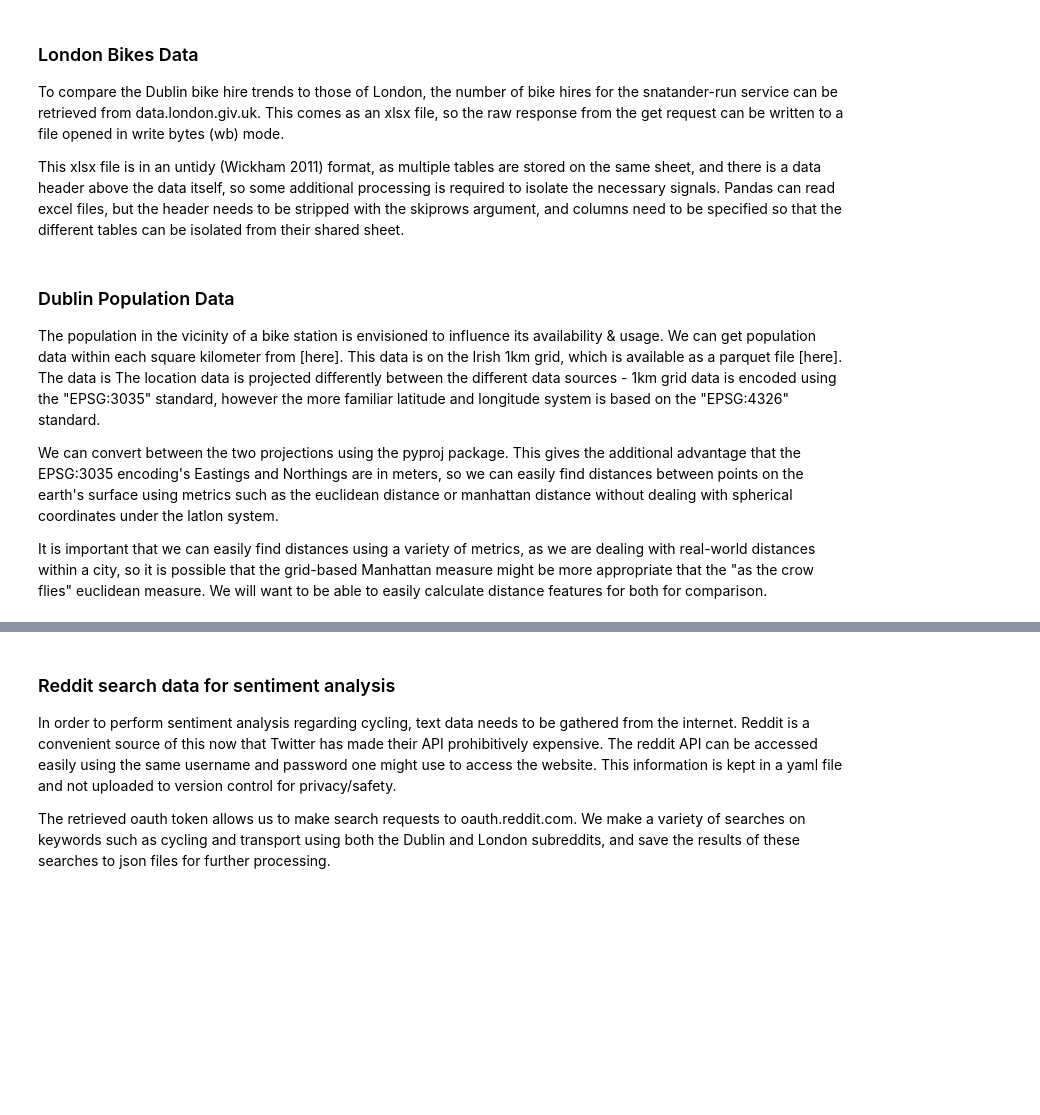
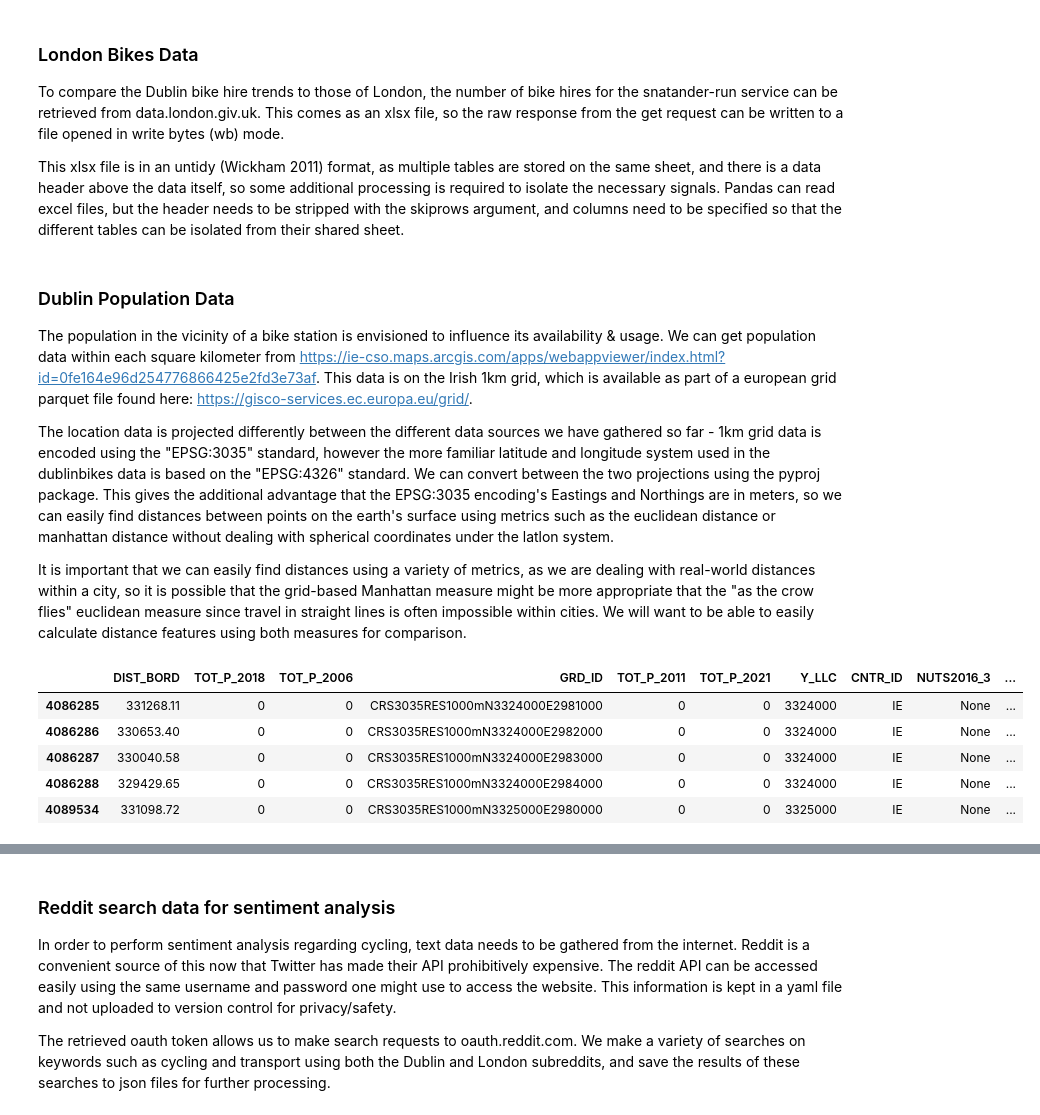
Before and after one commit to step-hen-burke/CA2, a Jupyter notebook: data_processing.ipynb, the cells around one changed output, grey strips where cells are left out. Drawn from its saved outputs; the diff is of its cells as text; code cells hidden in the pictures; blank space fills up the shorter version.

```diff
--- a/data_processing.ipynb
+++ b/data_processing.ipynb
@@ -172,9 +177,8 @@ with open(data_folder / 'london_bike_hires.xlsx', 'wb') as f:
 ### Dublin Population Data
 
 The population in the vicinity of a bike station is envisioned to influence its availability & usage.
-We can get population data within each square kilometer from [here]. This data is on the Irish 1km grid, which is available as a parquet file [here]. The data is
-The location data is projected differently between the different data sources - 1km grid data is encoded using the "EPSG:3035" standard, however the more familiar latitude and longitude system is based on the "EPSG:4326" standard.
+We can get population data within each square kilometer from https://ie-cso.maps.arcgis.com/apps/webappviewer/index.html?id=0fe164e96d254776866425e2fd3e73af. This data is on the Irish 1km grid, which is available as part of a european grid parquet file found here: https://gisco-services.ec.europa.eu/grid/.
 
-We can convert between the two projections using the pyproj package. This gives the additional advantage that the EPSG:3035 encoding's Eastings and Northings are in meters, so we can easily find distances between points on the earth's surface using metrics such as the euclidean distance or manhattan distance without dealing with spherical coordinates under the latlon system.
+The location data is projected differently between the different data sources we have gathered so far - 1km grid data is encoded using the "EPSG:3035" standard, however the more familiar latitude and longitude system used in the dublinbikes data is based on the "EPSG:4326" standard. We can convert between the two projections using the pyproj package. This gives the additional advantage that the EPSG:3035 encoding's Eastings and Northings are in meters, so we can easily find distances between points on the earth's surface using metrics such as the euclidean distance or manhattan distance without dealing with spherical coordinates under the latlon system.
 
-It is important that we can easily find distances using a variety of metrics, as we are dealing with real-world distances within a city, so it is possible that the grid-based Manhattan measure might be more appropriate that the "as the crow flies" euclidean measure. We will want to be able to easily calculate distance features for both for comparison.
+It is important that we can easily find distances using a variety of metrics, as we are dealing with real-world distances within a city, so it is possible that the grid-based Manhattan measure might be more appropriate that the "as the crow flies" euclidean measure since travel in straight lines is often impossible within cities. We will want to be able to easily calculate distance features using both measures for comparison.
@@ -180,0 +191,9 @@ It is important that we can easily find distances using a variety of metrics, as
+# %%
+pd.read_parquet(data_folder/'population_grid.parquet').query('CNTR_ID == "IE"').head()
+# %% [output]
+|  | DIST_BORD | TOT_P_2018 | TOT_P_2006 | GRD_ID | TOT_P_2011 | TOT_P_2021 | Y_LLC | CNTR_ID | NUTS2016_3 | ... |
+| 4086285 | 331268.11 | 0 | 0 | CRS3035RES1000mN3324000E2981000 | 0 | 0 | 3324000 | IE | None | ... |
+| 4086286 | 330653.40 | 0 | 0 | CRS3035RES1000mN3324000E2982000 | 0 | 0 | 3324000 | IE | None | ... |
+| 4086287 | 330040.58 | 0 | 0 | CRS3035RES1000mN3324000E2983000 | 0 | 0 | 3324000 | IE | None | ... |
+| 4086288 | 329429.65 | 0 | 0 | CRS3035RES1000mN3324000E2984000 | 0 | 0 | 3324000 | IE | None | ... |
+| 4089534 | 331098.72 | 0 | 0 | CRS3035RES1000mN3325000E2980000 | 0 | 0 | 3325000 | IE | None | ... |
```
Also changed, not shown: parts of 9 cells of this notebook, 1 other file.
